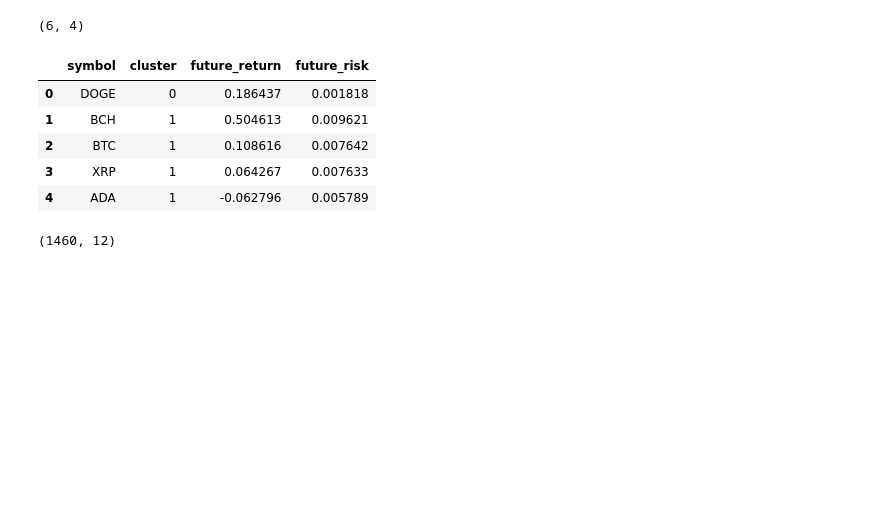
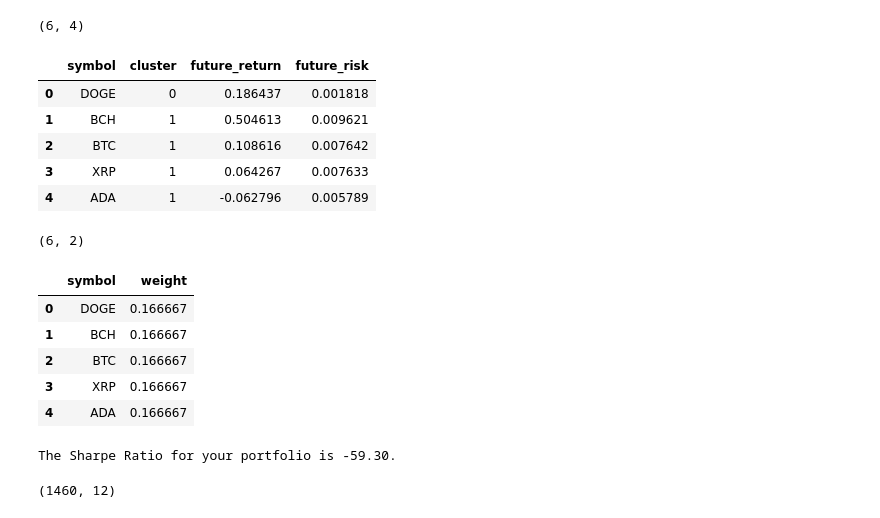
Before and after one commit to AleeRezaa/portfolio-selection-using-ml, a Jupyter notebook: model.ipynb, the cells around one changed output. Cells and saved outputs as stored; diff of their text form; code cells hidden in the pictures; blank space fills up the shorter version.

```diff
--- a/model.ipynb
+++ b/model.ipynb
@@ -156,6 +175,23 @@ dominated_df.head()
 | 2 | BTC | 1 | 0.108616 | 0.007642 |
 | 3 | XRP | 1 | 0.064267 | 0.007633 |
 | 4 | ADA | 1 | -0.062796 | 0.005789 |
+# %%
+portfolio_df = model_calculation.load_ew_portfolio(dominated_df)
+print(portfolio_df.shape)
+portfolio_df.head()
+# %% [output]
+(6, 2)
+|  | symbol | weight |
+| 0 | DOGE | 0.166667 |
+| 1 | BCH | 0.166667 |
+| 2 | BTC | 0.166667 |
+| 3 | XRP | 0.166667 |
+| 4 | ADA | 0.166667 |
+# %%
+sharpe_ratio = model_calculation.get_portfolio_performance(performance_df, portfolio_df)
+print(f"The Sharpe Ratio for your portfolio is {sharpe_ratio:.2f}.")
+# %% [output]
+The Sharpe Ratio for your portfolio is -59.30.
 # %%
 close_df = data_preparation.load_close_data(
     filtered_df,
```
Also changed, not shown: parts of 8 cells of this notebook, 2 other files.
